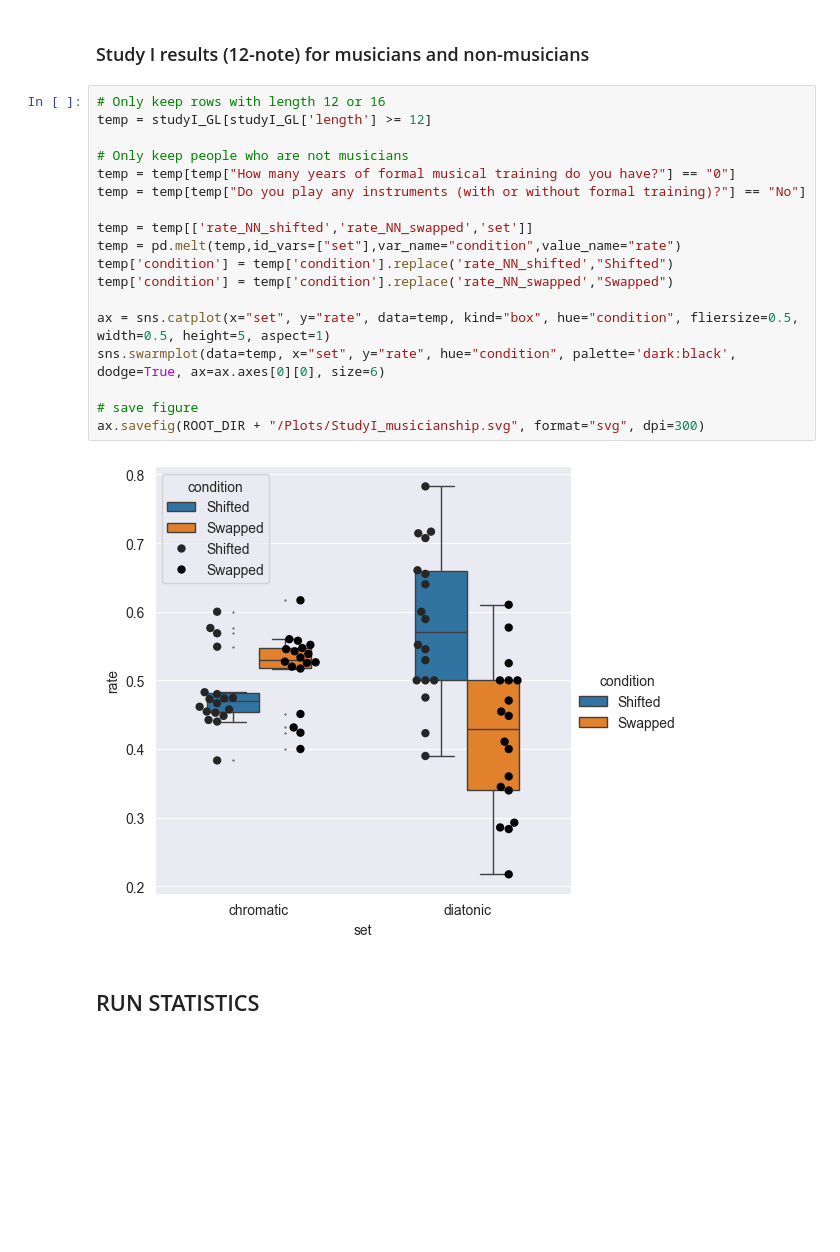
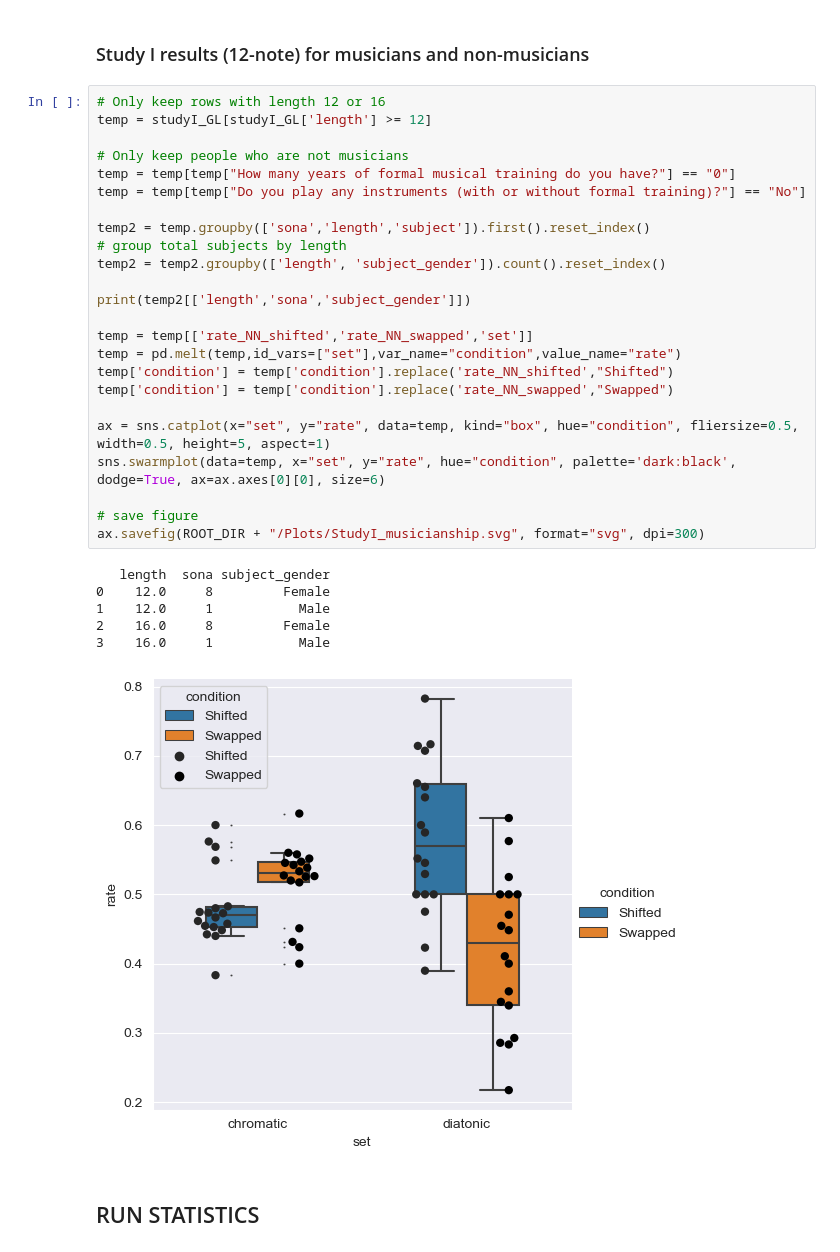
Before and after one commit to MichaelSel/set_membership_paper, a Jupyter notebook: 4. Supplementary Figures.ipynb, the cells around one changed output. Cells and saved outputs as stored; diff of their text form; blank space fills up the shorter version.

Commit message:
Corrected counts of likert demographics

```diff
--- a/4. Supplementary Figures.ipynb
+++ b/4. Supplementary Figures.ipynb
@@ -127,23 +127,34 @@ correlation(dataset=likert_corr,x='Q3 Mean', y='rate shifted - rate swapped (NN)
 # %%
 # Only keep rows with length 12 or 16
 temp = studyI_GL[studyI_GL['length'] >= 12]
 
 # Only keep people who are not musicians
 temp = temp[temp["How many years of formal musical training do you have?"] == "0"]
 temp = temp[temp["Do you play any instruments (with or without formal training)?"] == "No"]
+
+temp2 = temp.groupby(['sona','length','subject']).first().reset_index()
+# group total subjects by length
+temp2 = temp2.groupby(['length', 'subject_gender']).count().reset_index()
+
+print(temp2[['length','sona','subject_gender']])
 
 temp = temp[['rate_NN_shifted','rate_NN_swapped','set']]
 temp = pd.melt(temp,id_vars=["set"],var_name="condition",value_name="rate")
 temp['condition'] = temp['condition'].replace('rate_NN_shifted',"Shifted")
 temp['condition'] = temp['condition'].replace('rate_NN_swapped',"Swapped")
 
 ax = sns.catplot(x="set", y="rate", data=temp, kind="box", hue="condition", fliersize=0.5, width=0.5, height=5, aspect=1)
 sns.swarmplot(data=temp, x="set", y="rate", hue="condition", palette='dark:black', dodge=True, ax=ax.axes[0][0], size=6)
 
 # save figure
 ax.savefig(ROOT_DIR + "/Plots/StudyI_musicianship.svg", format="svg", dpi=300)
 # %% [output]
+   length  sona subject_gender
+0    12.0     8         Female
+1    12.0     1           Male
+2    16.0     8         Female
+3    16.0     1           Male
-[figure, old version]
+[figure, new version]
 # %% [markdown]
 ## RUN STATISTICS
 # %%
```
Also changed, not shown: 1 other file.
